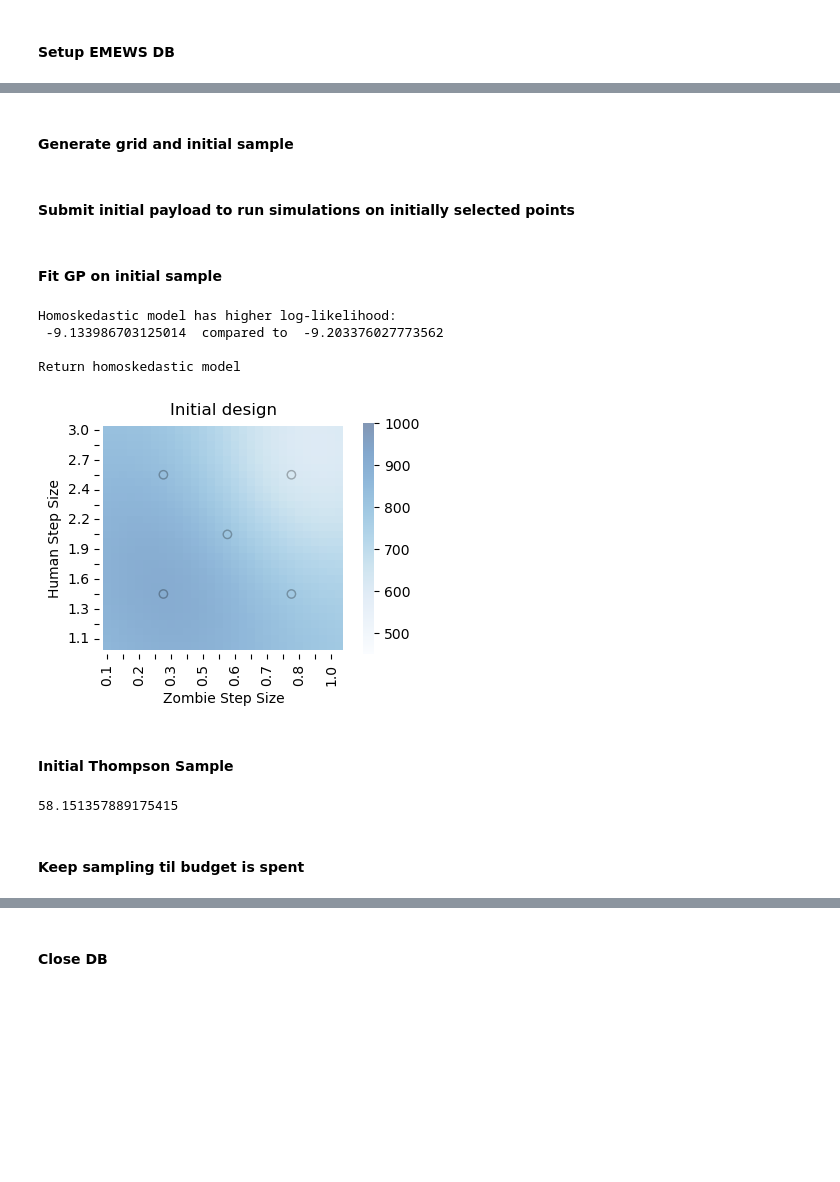
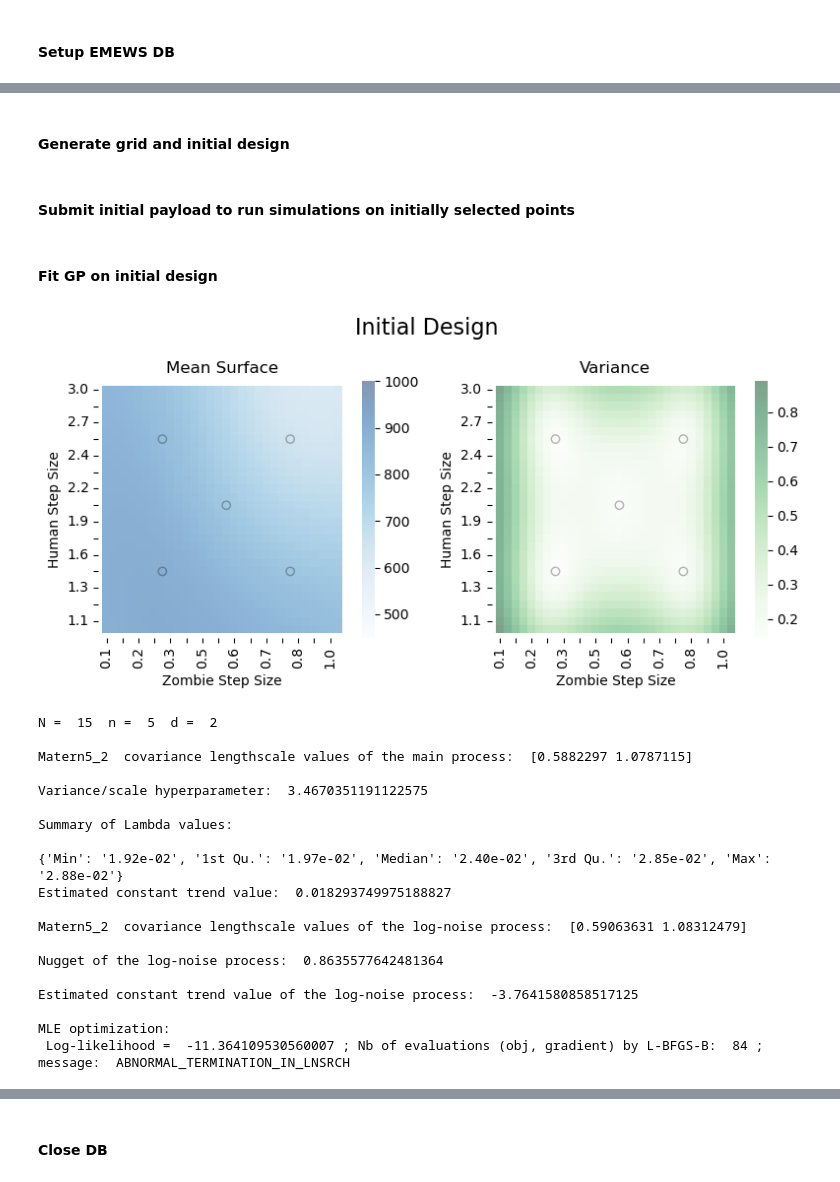
Before and after one commit to emews/emews_tutorial_BO, a Jupyter notebook: python/zombiesBO.ipynb, the cells around one changed output, grey strips where cells are left out. Drawn from its saved outputs; the diff is of its cells as text; code cells hidden in the pictures; blank space fills up the shorter version.

```diff
--- a/python/zombiesBO.ipynb
+++ b/python/zombiesBO.ipynb
@@ -56,7 +59,7 @@ Checking for pg_ctl ...
 Starting database with log:/Users/abbystevens/Documents/db/emews_db/db.log
 Database server started
 # %% [markdown]
-#### Generate grid and initial sample
+#### Generate grid and initial design
 # %%
 # set up grid
 xx = np.linspace(0, 1, 30)
@@ -98,29 +100,32 @@ Y = np.array([json.loads(ft.result()[1]) for ft in sorted_fts])
 # %% [markdown]
-#### Fit GP on initial sample
+#### Fit GP on initial design
 # %%
-# normalizing Y for numerical stability
-Y = np.log(Y)
-ymean, ystd = Y.mean(), Y.std()
-Y = (Y-ymean)/ystd
-
 gp = hetGP()
 gp.mle(X, Y, covtype='Matern5_2', upper=np.array([100, 100]), init={'g_bounds':[1e-6, .1]})
 
-plot_gp_mean(gp, Xgrid, X, ymean, ystd, title='Initial design')
+#plot_gp_mean(gp, Xgrid, X, ymean, ystd, title='Initial design')
+plot_gp(gp, Xgrid, X, ymean, ystd, title='Initial Design')
 # %% [output]
-Homoskedastic model has higher log-likelihood:
- -9.133986703125014  compared to  -9.203376027773562
-
-Return homoskedastic model
-[figure, old version]
+[figure, new version]
-# %% [markdown]
-#### Initial Thompson Sample
-# %%
-import time
-t0 = time.time()
-best_ids = Counter(TS_npoints_replicates(gp, min(nts,budget), Xgrid))
-print(time.time() - t0)
-# %% [output]
-58.151357889175415
-# %% [markdown]
-#### Keep sampling til budget is spent
+# %%
+gp.summary()
+# %% [output]
+N =  15  n =  5  d =  2
+
+Matern5_2  covariance lengthscale values of the main process:  [0.5882297 1.0787115]
+
+Variance/scale hyperparameter:  3.4670351191122575
+
+Summary of Lambda values:
+
+{'Min': '1.92e-02', '1st Qu.': '1.97e-02', 'Median': '2.40e-02', '3rd Qu.': '2.85e-02', 'Max': '2.88e-02'}
+Estimated constant trend value:  0.018293749975188827
+
+Matern5_2  covariance lengthscale values of the log-noise process:  [0.59063631 1.08312479]
+
+Nugget of the log-noise process:  0.8635577642481364
+
+Estimated constant trend value of the log-noise process:  -3.7641580858517125
+
+MLE optimization:
+ Log-likelihood =  -11.364109530560007 ; Nb of evaluations (obj, gradient) by L-BFGS-B:  84 ; message:  ABNORMAL_TERMINATION_IN_LNSRCH
```
Also changed, not shown: parts of 7 cells of this notebook, 1 other file.
